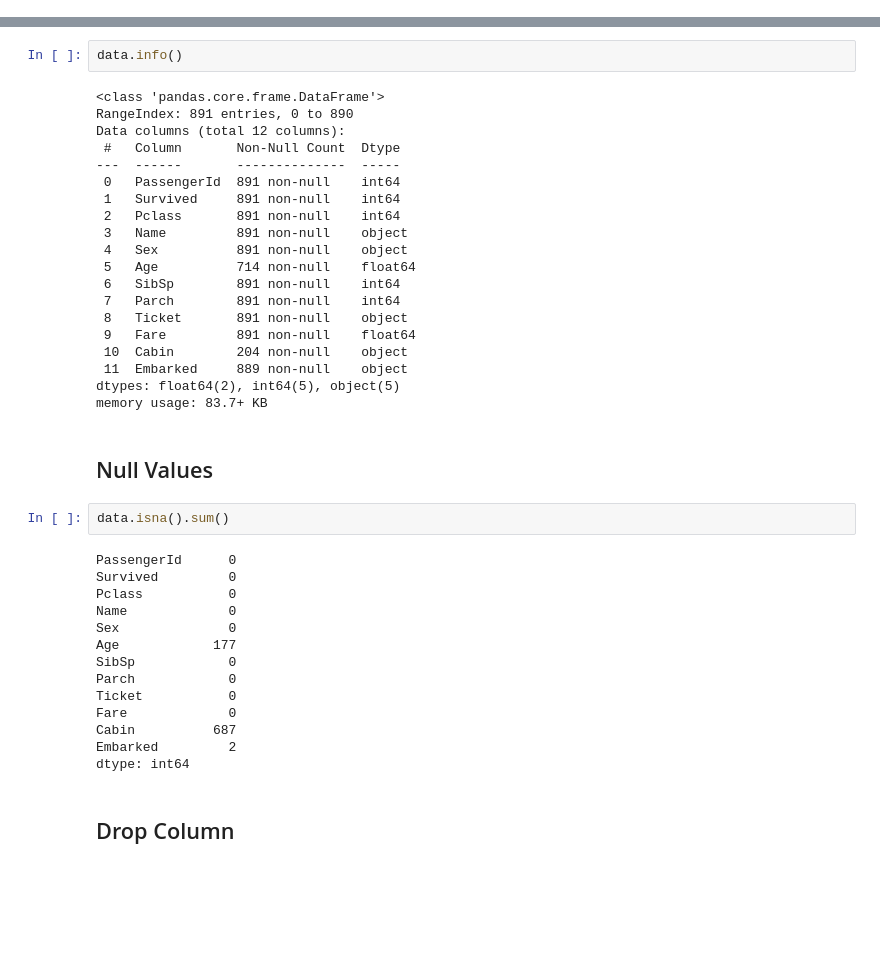
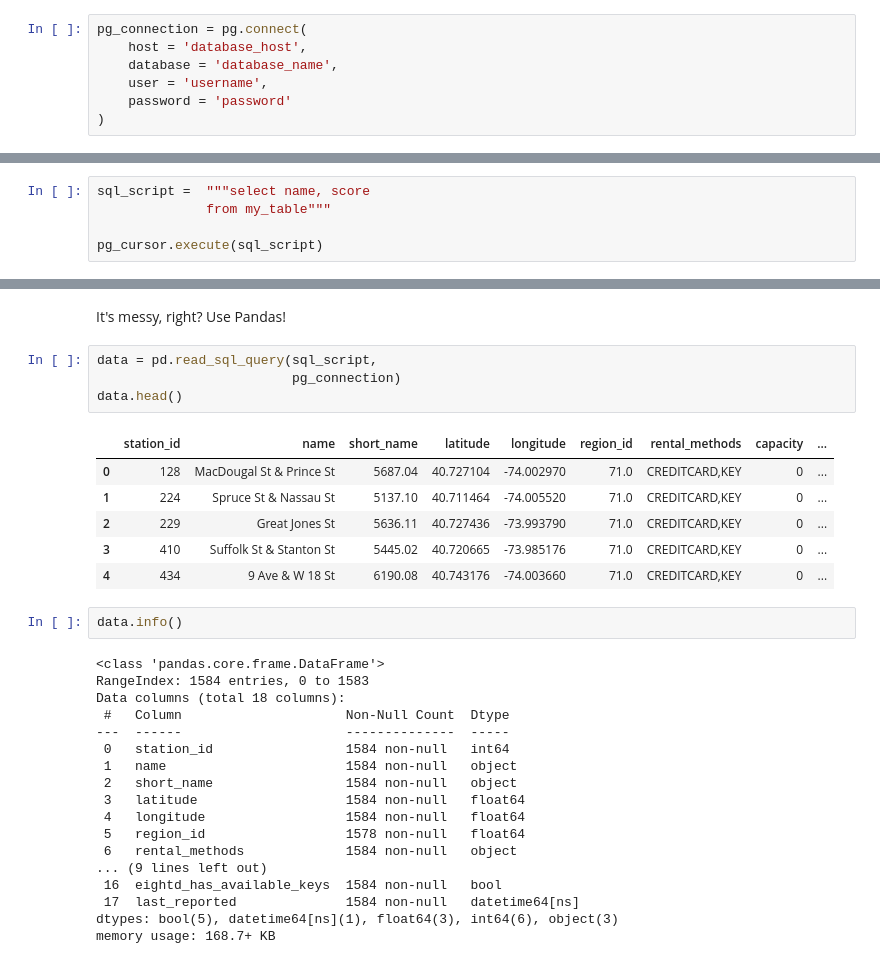
Before and after one commit to adhang/data-science-digital-skola, a Jupyter notebook: 11. Basic Statistics/Learn - Basic Statistics.ipynb, the cells around one changed output, grey strips where cells are left out. Saved outputs shown, nothing was run; the diff lists cells and outputs as text; blank space fills up the shorter version.

```diff
--- a/11. Basic Statistics/Learn - Basic Statistics.ipynb
+++ b/11. Basic Statistics/Learn - Basic Statistics.ipynb
@@ -29,0 +100,7 @@ sns.set_context("notebook", font_scale=1.3, rc={"lines.linewidth": 1.5})
+# %%
+pg_connection = pg.connect(
+    host = 'database_host',
+    database = 'database_name',
+    user = 'username',
+    password = 'password'
+)
@@ -47,0 +113,5 @@ data.head()
+# %%
+sql_script =  """select name, score
+              from my_table"""
+
+pg_cursor.execute(sql_script)
@@ -48,42 +141,33 @@ data.head()
+# %% [markdown]
+It's messy, right? Use Pandas!
+# %%
+data = pd.read_sql_query(sql_script,
+                         pg_connection)
+data.head()
+# %% [output]
+|  | station_id | name | short_name | latitude | longitude | region_id | rental_methods | capacity | ... |
+| 0 | 128 | MacDougal St & Prince St | 5687.04 | 40.727104 | -74.002970 | 71.0 | CREDITCARD,KEY | 0 | ... |
+| 1 | 224 | Spruce St & Nassau St | 5137.10 | 40.711464 | -74.005520 | 71.0 | CREDITCARD,KEY | 0 | ... |
+| 2 | 229 | Great Jones St | 5636.11 | 40.727436 | -73.993790 | 71.0 | CREDITCARD,KEY | 0 | ... |
+| 3 | 410 | Suffolk St & Stanton St | 5445.02 | 40.720665 | -73.985176 | 71.0 | CREDITCARD,KEY | 0 | ... |
+| 4 | 434 | 9 Ave & W 18 St | 6190.08 | 40.743176 | -74.003660 | 71.0 | CREDITCARD,KEY | 0 | ... |
 # %%
 data.info()
 # %% [output]
 <class 'pandas.core.frame.DataFrame'>
-RangeIndex: 891 entries, 0 to 890
-Data columns (total 12 columns):
- #   Column       Non-Null Count  Dtype
----  ------       --------------  -----
- 0   PassengerId  891 non-null    int64
- 1   Survived     891 non-null    int64
- 2   Pclass       891 non-null    int64
- 3   Name         891 non-null    object
- 4   Sex          891 non-null    object
- 5   Age          714 non-null    float64
- 6   SibSp        891 non-null    int64
- 7   Parch        891 non-null    int64
- 8   Ticket       891 non-null    object
- 9   Fare         891 non-null    float64
- 10  Cabin        204 non-null    object
- 11  Embarked     889 non-null    object
-dtypes: float64(2), int64(5), object(5)
-memory usage: 83.7+ KB
+RangeIndex: 1584 entries, 0 to 1583
+Data columns (total 18 columns):
+ #   Column                     Non-Null Count  Dtype
+---  ------                     --------------  -----
+ 0   station_id                 1584 non-null   int64
+ 1   name                       1584 non-null   object
+ 2   short_name                 1584 non-null   object
+ 3   latitude                   1584 non-null   float64
+ 4   longitude                  1584 non-null   float64
+ 5   region_id                  1578 non-null   float64
+ 6   rental_methods             1584 non-null   object
+... (9 lines left out)
+ 16  eightd_has_available_keys  1584 non-null   bool
+ 17  last_reported              1584 non-null   datetime64[ns]
+dtypes: bool(5), datetime64[ns](1), float64(3), int64(6), object(3)
+memory usage: 168.7+ KB
-# %% [markdown]
-## Null Values
-# %%
-data.isna().sum()
-# %% [output]
-PassengerId      0
-Survived         0
-Pclass           0
-Name             0
-Sex              0
-Age            177
-SibSp            0
-Parch            0
-Ticket           0
-Fare             0
-Cabin          687
-Embarked         2
-dtype: int64
-# %% [markdown]
-## Drop Column
```
Also changed, not shown: parts of 78 cells of this notebook.
